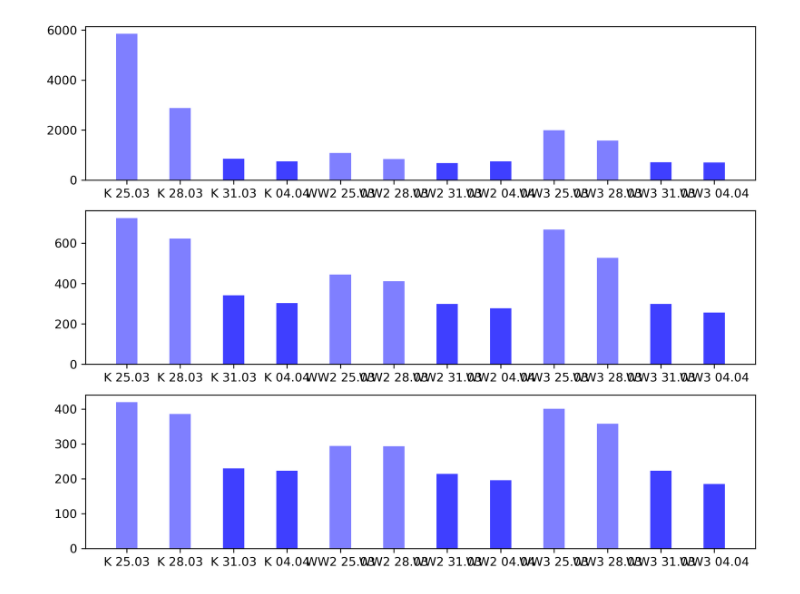
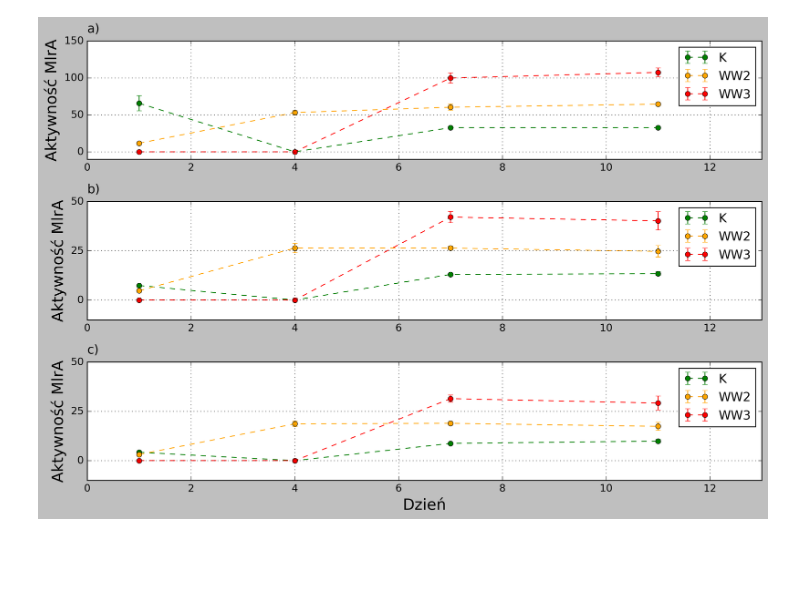
Before and after one commit to f1lem0n/biotech-bsc, a Jupyter notebook: mlra-activity/mlra-activity1.ipynb, the cells around one changed output. Saved outputs shown, nothing was run; the diff lists cells and outputs as text; code cells hidden in the pictures; blank space fills up the shorter version.

```diff
--- a/mlra-activity/mlra-activity1.ipynb
+++ b/mlra-activity/mlra-activity1.ipynb
@@ -44,8 +4,23 @@ def formatted_bar(ax, y):
-# %%
-fig, (ax1, ax2, ax3) = plt.subplots(3, figsize=(10,8), dpi=300)
-formatted_bar(ax1, df2['MlrA activity/mg protein'])
-formatted_bar(ax2, df2['MlrA activity/mg protein.1'])
-formatted_bar(ax3, df2['MlrA activity/mg protein.2'])
-plt.show()
-# %% [output]
-[figure, removed]
+# %%
+def xls_to_df(path: str) -> pd.DataFrame:
+    df = pd.read_excel(path)
+    df2 = df.filter([
+        'sample',
+        'mean20',
+        'SEM20',
+        'mean50',
+        'SEM50',
+        'mean100',
+        'SEM100'
+    ])
+    df2 = df2[df2['mean20'].notna()]
+    names = []
+    days = [1, 4, 7, 11, 7, 11, 1, 4, 7, 11, 7, 11, 1, 4, 7, 11, 7, 11]
+    for idx, row in enumerate(df2['sample']):
+        name = row[:-5]
+        names.append(name.strip(' '))
+    df2 = df2.drop(labels='sample', axis=1)
+    df2.insert(loc=0, column='name', value=names)
+    df2.insert(loc=1, column='day', value=days)
+    df10x = df2[df2['name'].isin(['K', 'WW2', 'WW3'])]
+    return df10x
@@ -51,0 +66,19 @@ plt.show()
+# %%
+df = xls_to_df('data/AKtywność MlrA_McC7_MlrA20220408.ods')
+# %%
+fig, (ax1, ax2, ax3) = plt.subplots(3, dpi=300, figsize=(12, 8))
+plt.style.use('classic')
+formatted_errorbar(df=df, ax=ax1, title='a)', dilution=20)
+formatted_errorbar(df=df, ax=ax2, title='b)', dilution=50)
+formatted_errorbar(df=df, ax=ax3, title='c)', dilution=100)
+fig.tight_layout()
+ax3.set_xlabel('Dzień', fontdict={'fontsize': 18})
+ax2.set_ylim([-10, 50])
+ax3.set_ylim([-10, 50])
+ax2.set_yticks([0, 25, 50])
+ax3.set_yticks([0, 25, 50])
+plt.savefig('../manuscript/figures/mlra_activity.png', bbox_inches='tight')
+plt.show()
+plt.close(fig)
+# %% [output]
+[figure, added]
```
Also changed, not shown: parts of 3 cells of this notebook, 4 other files.
